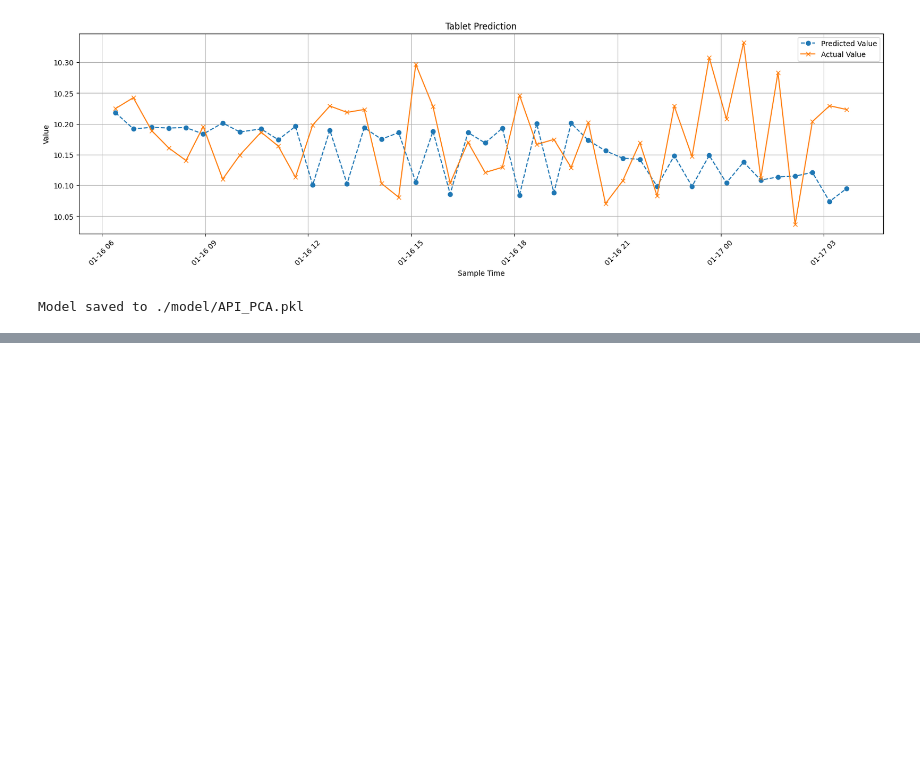
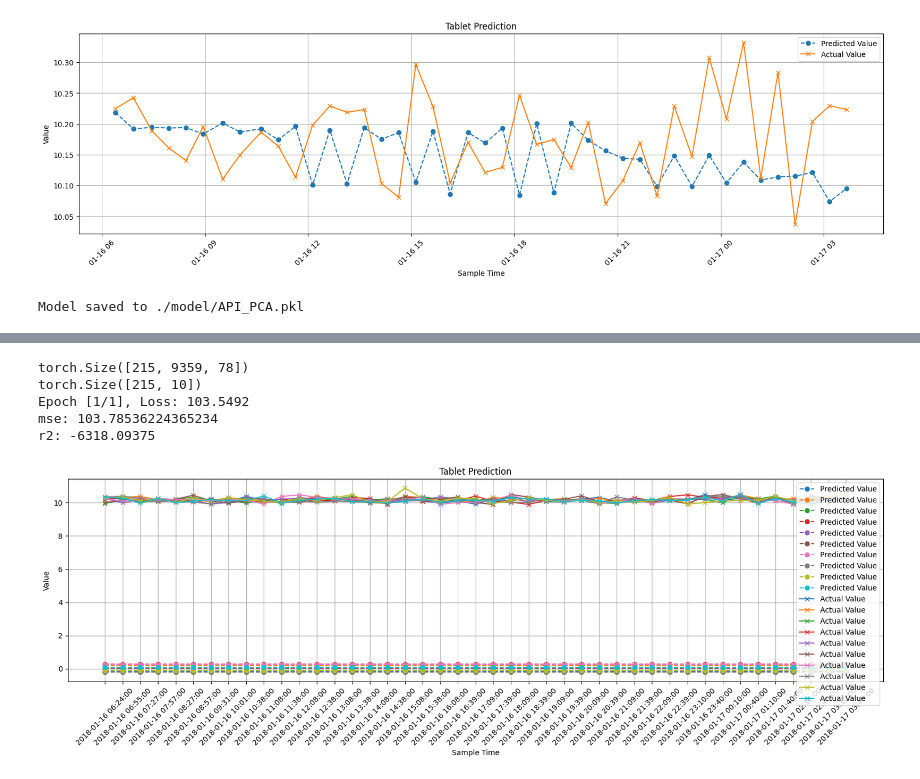
Before and after one commit to dcde22345/MOSM_Data_Driven_Challenge, a Jupyter notebook: dev.ipynb, the cells around one changed output, grey strips where cells are left out. Drawn from its saved outputs; the diff is of its cells as text; code cells hidden in the pictures; blank space fills up the shorter version.

Commit message:
LSTM completed

```diff
--- a/dev.ipynb
+++ b/dev.ipynb
@@ -330,0 +456,22 @@ class LSTM:
+# %%
+# 直接做training
+columns = result['API'].columns
+targets = ['Tablet 1', 'Tablet 2', 'Tablet 3', 'Tablet 4', 'Tablet 5', 'Tablet 6', 'Tablet 7', 'Tablet 8', 'Tablet 9', 'Tablet 10']
+featrues = columns.difference(targets + ["TimeStamp", 'sample_time', 'Batch', 'sample_id'])
+
+input_size = len(featrues)
+output_size = len(targets)
+num_layers = [2,3,4,5]
+hidden_layers = [16, 32, 64]
+epochs = [1, 50, 100, 200, 500, 1000]
+lrs = [0.0001, 0.001, 0.01, 0.1, 1]
+
+model = LSTM_Model(model_name="API_LSTM", input_size=input_size, hidden_size=hidden_layers[0], output_size=output_size,num_layers=num_layers[0], epoch=epochs[0], lr=lrs[0])
+model.train(df=result['API'], target=targets)
+# %% [output]
+torch.Size([215, 9359, 78])
+torch.Size([215, 10])
+Epoch [1/1], Loss: 103.5492
+mse: 103.78536224365234
+r2: -6318.09375
+[figure, added]
```
Also changed, not shown: parts of 6 cells of this notebook, 3 other files.
